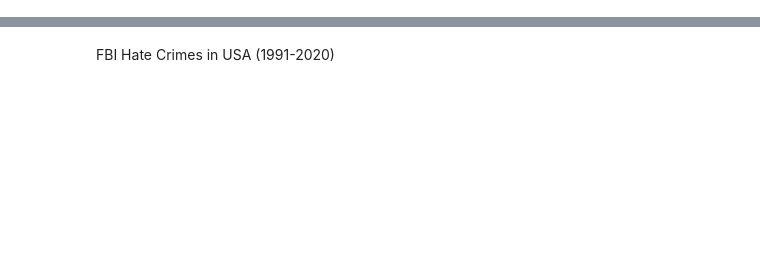
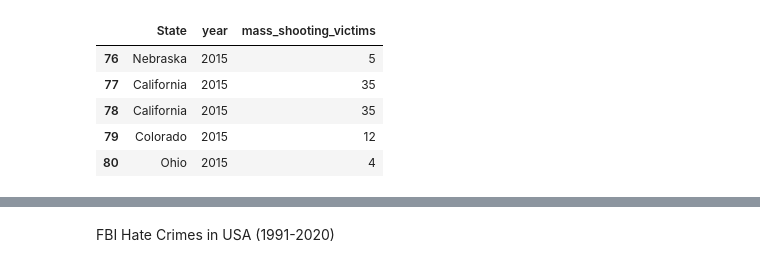
Before and after one commit to KataevaVeronika/visualization, a Jupyter notebook: datasets_preprocessing.ipynb, the cells around one changed output, grey strips where cells are left out. Saved outputs shown, nothing was run; the diff lists cells and outputs as text; code cells hidden in the pictures; blank space fills up the shorter version.

```diff
--- a/datasets_preprocessing.ipynb
+++ b/datasets_preprocessing.ipynb
@@ -62,20 +126,27 @@ mass_shootings['year'].value_counts()
 # %%
-mass_shootings_prev = pd.read_csv('../input/us-mass-shootings-last-50-years/Mass Shootings Dataset Ver 3.csv',
+mass_shootings_prev = pd.read_csv('input/us-mass-shootings-last-50-years/Mass Shootings Dataset Ver 3.csv',
                                   encoding='latin')
 # drop data with empty Location
 mass_shootings_prev.dropna(subset=['Location'], inplace=True)
 mass_shootings_prev['State'] = mass_shootings_prev.Location.apply(lambda x: x.split(',')[-1].strip())
 mass_shootings_prev['year'] = mass_shootings_prev.Date.apply(lambda x: x.split('/')[-1].strip())
 mass_shootings_prev = mass_shootings_prev[mass_shootings_prev['year'].isin(years)]
 # dropping 2016 data since it has already been considered
 mass_shootings_prev = mass_shootings_prev[mass_shootings_prev['year'] != '2016']
 mass_shootings_prev = mass_shootings_prev[['State', 'year', 'Total victims']]
 mass_shootings_prev = mass_shootings_prev.rename(columns={'Total victims': 'mass_shooting_victims'})
 # change CA -> California
-mass_shootings_prev = mass_shootings_prev.replace(states)
+mass_shootings_prev.State = mass_shootings_prev.State.replace({'CA': 'California'})
 # change Washington D.C. -> District of Columbia
 mass_shootings_prev.State = mass_shootings_prev.State.replace({'Washington D.C.': 'District of Columbia'})
 mass_shootings_prev.head()
+# %% [output]
+|  | State | year | mass_shooting_victims |
+| 76 | Nebraska | 2015 | 5 |
+| 77 | California | 2015 | 35 |
+| 78 | California | 2015 | 35 |
+| 79 | Colorado | 2015 | 12 |
+| 80 | Ohio | 2015 | 4 |
 # %%
 # combining 2 mass shooting datasets
 mass_shootings = pd.concat([mass_shootings, mass_shootings_prev])
```
Also changed, not shown: parts of 24 cells of this notebook, 1 other file.
